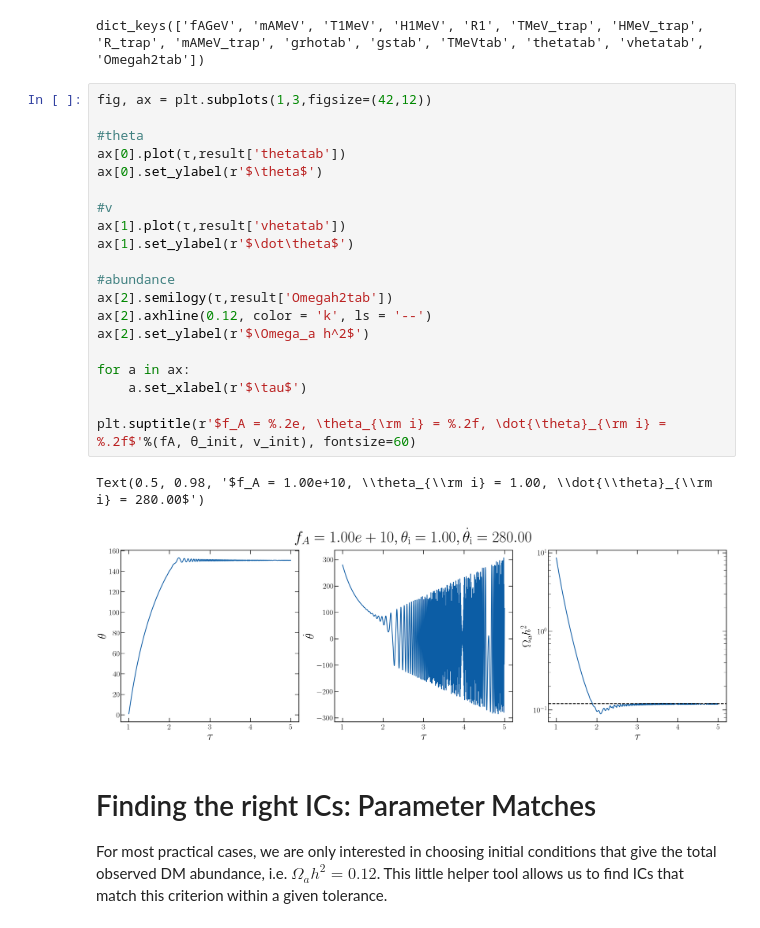
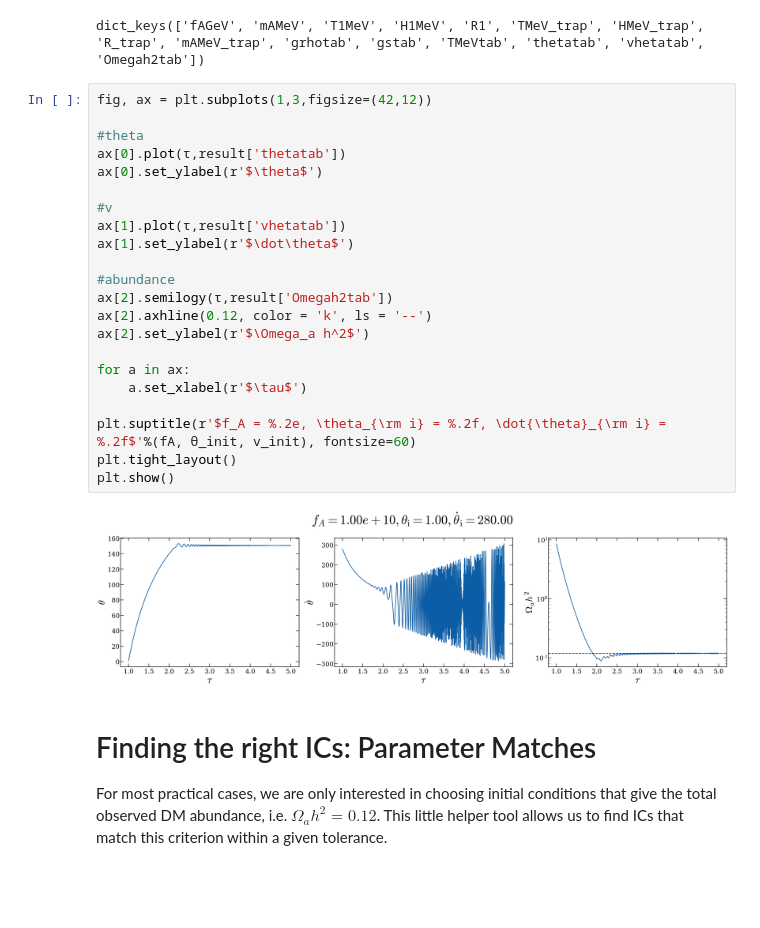
Before and after one commit to mathieukaltschmidt/kinetic-misalignment, a Jupyter notebook: tools.ipynb, the cells around one changed output. Saved outputs shown, nothing was run; the diff lists cells and outputs as text; blank space fills up the shorter version.

```diff
--- a/tools.ipynb
+++ b/tools.ipynb
@@ -48,26 +48,27 @@ dict_keys(['fAGeV', 'mAMeV', 'T1MeV', 'H1MeV', 'R1', 'TMeV_trap', 'HMeV_trap', '
 # %%
 fig, ax = plt.subplots(1,3,figsize=(42,12))
 
 #theta
 ax[0].plot(τ,result['thetatab'])
 ax[0].set_ylabel(r'$\theta$')
 
 #v
 ax[1].plot(τ,result['vhetatab'])
 ax[1].set_ylabel(r'$\dot\theta$')
 
 #abundance
 ax[2].semilogy(τ,result['Omegah2tab'])
 ax[2].axhline(0.12, color = 'k', ls = '--')
 ax[2].set_ylabel(r'$\Omega_a h^2$')
 
 for a in ax:
     a.set_xlabel(r'$\tau$')
 
 plt.suptitle(r'$f_A = %.2e, \theta_{\rm i} = %.2f, \dot{\theta}_{\rm i} = %.2f$'%(fA, θ_init, v_init), fontsize=60)
+plt.tight_layout()
+plt.show()
 # %% [output]
-Text(0.5, 0.98, '$f_A = 1.00e+10, \\theta_{\\rm i} = 1.00, \\dot{\\theta}_{\\rm i} = 280.00$')
-[figure, old version]
+[figure, new version]
 # %% [markdown]
 # Finding the right ICs: Parameter Matches
 
```
Also changed, not shown: parts of 1 cell of this notebook, 3 other files.
